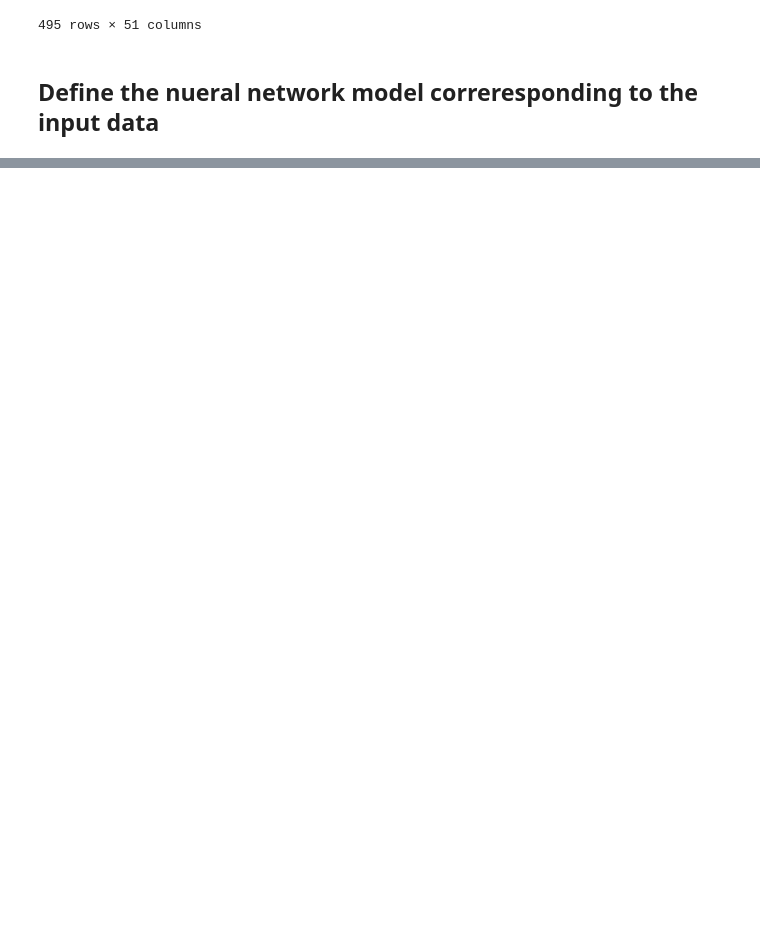
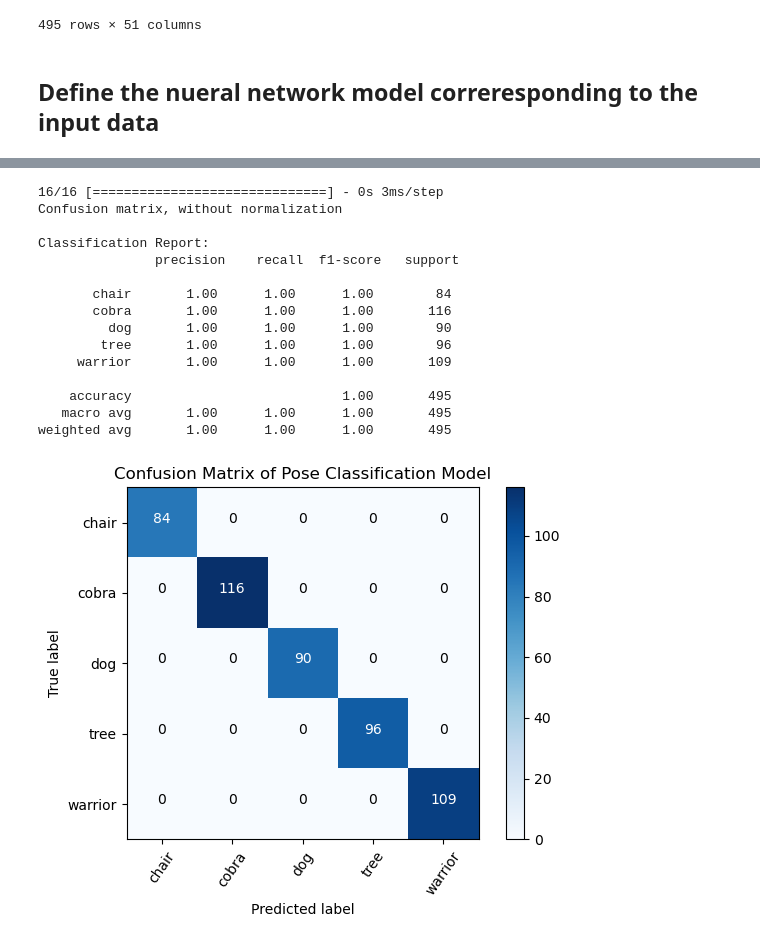
Before and after one commit to r1407p/Human-pose-estimation, a Jupyter notebook: code/train_model/train_model.ipynb, the cells around one changed output, grey strips where cells are left out. Drawn from its saved outputs; the diff is of its cells as text; code cells hidden in the pictures; blank space fills up the shorter version.

```diff
--- a/code/train_model/train_model.ipynb
+++ b/code/train_model/train_model.ipynb
@@ -152,0 +274,62 @@ embedding = landmarks_to_embedding(reshaped_inputs)
+# %%
+def plot_confusion_matrix(cm, classes,
+                          normalize=False,
+                          title='Confusion matrix',
+                          cmap=plt.cm.Blues):
+  """Plots the confusion matrix."""
+  if normalize:
+    cm = cm.astype('float') / cm.sum(axis=1)[:, np.newaxis]
+    print("Normalized confusion matrix")
+  else:
+    print('Confusion matrix, without normalization')
+
+  plt.imshow(cm, interpolation='nearest', cmap=cmap)
+  plt.title(title)
+  plt.colorbar()
+  tick_marks = np.arange(len(classes))
+  plt.xticks(tick_marks, classes, rotation=55)
+  plt.yticks(tick_marks, classes)
+  fmt = '.2f' if normalize else 'd'
+  thresh = cm.max() / 2.
+  for i, j in itertools.product(range(cm.shape[0]), range(cm.shape[1])):
+    plt.text(j, i, format(cm[i, j], fmt),
+              horizontalalignment="center",
+              color="white" if cm[i, j] > thresh else "black")
+
+  plt.ylabel('True label')
+  plt.xlabel('Predicted label')
+  plt.tight_layout()
+
+# Classify pose in the TEST dataset using the trained model
+y_pred = model.predict(x_test)
+
+# Convert the prediction result to class name
+y_pred_label = [class_names[i] for i in np.argmax(y_pred, axis=1)]
+y_true_label = [class_names[i] for i in np.argmax(y_test, axis=1)]
+
+# Plot the confusion matrix
+cm = confusion_matrix(np.argmax(y_test, axis=1), np.argmax(y_pred, axis=1))
+plot_confusion_matrix(cm,
+                      class_names,
+                      title ='Confusion Matrix of Pose Classification Model')
+
+# Print the classification report
+print('\nClassification Report:\n', classification_report(y_true_label,
+                                                          y_pred_label))
+# %% [output]
+16/16 [==============================] - 0s 3ms/step
+Confusion matrix, without normalization
+
+Classification Report:
+               precision    recall  f1-score   support
+
+       chair       1.00      1.00      1.00        84
+       cobra       1.00      1.00      1.00       116
+         dog       1.00      1.00      1.00        90
+        tree       1.00      1.00      1.00        96
+     warrior       1.00      1.00      1.00       109
+
+    accuracy                           1.00       495
+   macro avg       1.00      1.00      1.00       495
+weighted avg       1.00      1.00      1.00       495
+[figure, added]
```
Also changed, not shown: parts of 7 cells of this notebook, 1 other file.
